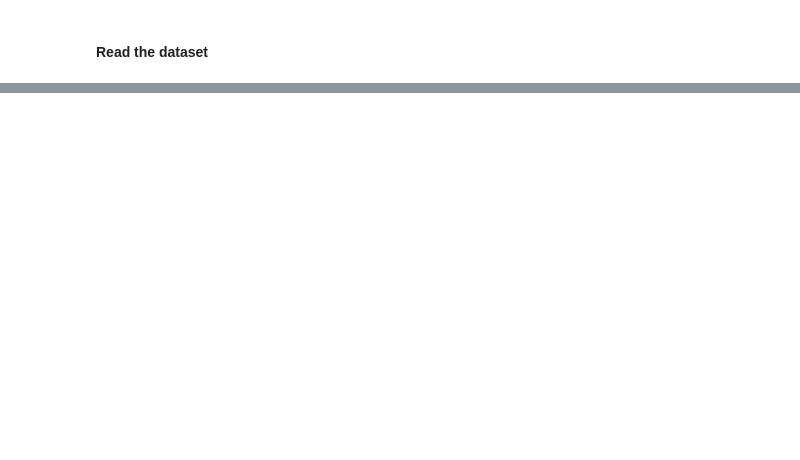
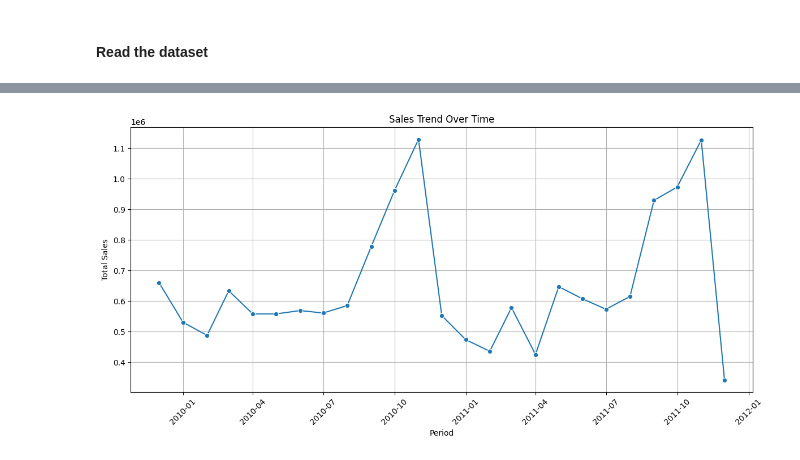
Before and after one commit to daff00/trendify-customer-segmentation, a Jupyter notebook: notebook.ipynb, the cells around one changed output, grey strips where cells are left out. Saved outputs shown, nothing was run; the diff lists cells and outputs as text; code cells hidden in the pictures; blank space fills up the shorter version.

```diff
--- a/notebook.ipynb
+++ b/notebook.ipynb
@@ -64,0 +95,4 @@ There are 243.007 missing values of Customer ID and 4.382 missing values of prod
+# %%
+# Convert columns data types into the right one
+sales['Customer ID'] = sales['Customer ID'].astype('object')
+sales.info()
@@ -64,0 +115,4 @@ There are 243.007 missing values of Customer ID and 4.382 missing values of prod
+# %%
+# Create new column to count the total price
+sales['Total Price'] = np.round((sales['Price'] * sales['Quantity']), 2)
+sales.head()
@@ -64,0 +126,15 @@ There are 243.007 missing values of Customer ID and 4.382 missing values of prod
+# %%
+# Extract Hour from invoice date
+sales['Hour'] = sales['InvoiceDate'].dt.hour
+
+# Extract Day from invoice date
+sales['Day'] = sales['InvoiceDate'].dt.day
+
+# Extract Month from invoice date
+sales['Month'] = sales['InvoiceDate'].dt.month
+
+# Extract year from invoice date
+sales['Year'] = sales['InvoiceDate'].dt.year
+
+# Check the dataset
+sales.head()
@@ -64,0 +173,8 @@ There are 243.007 missing values of Customer ID and 4.382 missing values of prod
+# %%
+# Sales trend
+sales_trend = sales.groupby(['Year', 'Month'])['Total Price'].sum().reset_index()
+
+# Combine Year and Month into a single datetime column
+sales_trend['Period'] = pd.to_datetime(sales_trend[['Year', 'Month']].assign(DAY=1))
+
+sales_trend.head()
@@ -64,0 +188,12 @@ There are 243.007 missing values of Customer ID and 4.382 missing values of prod
+# %%
+plt.figure(figsize=(12, 6))
+sns.lineplot(data=sales_trend, x='Period', y='Total Price', marker='o')
+plt.title('Sales Trend Over Time')
+plt.xlabel('Period')
+plt.ylabel('Total Sales')
+plt.grid(True)
+plt.xticks(rotation=45)
+plt.tight_layout()
+plt.show()
+# %% [output]
+[figure, added]
```
Also changed, not shown: parts of 13 cells of this notebook.
